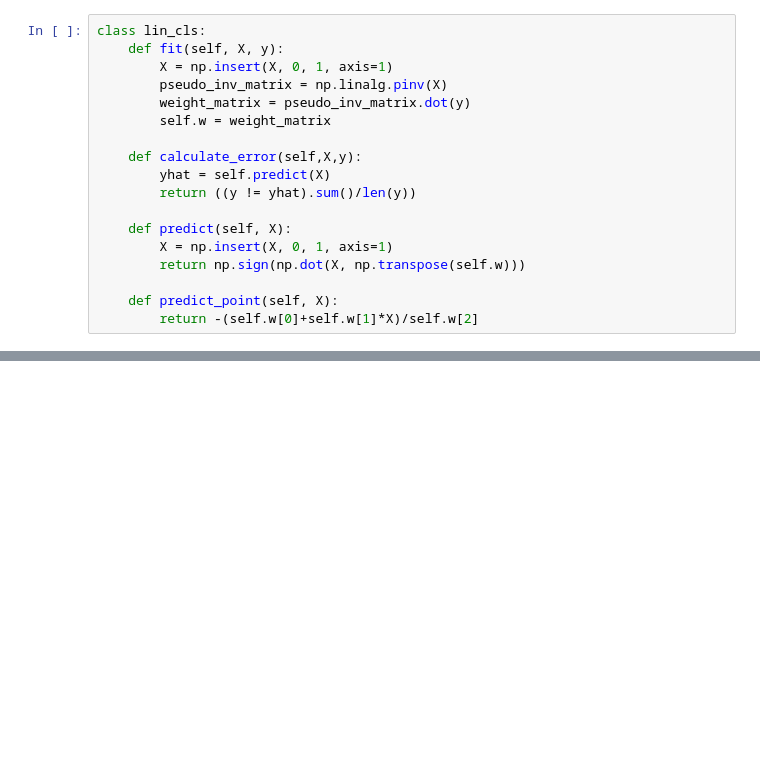
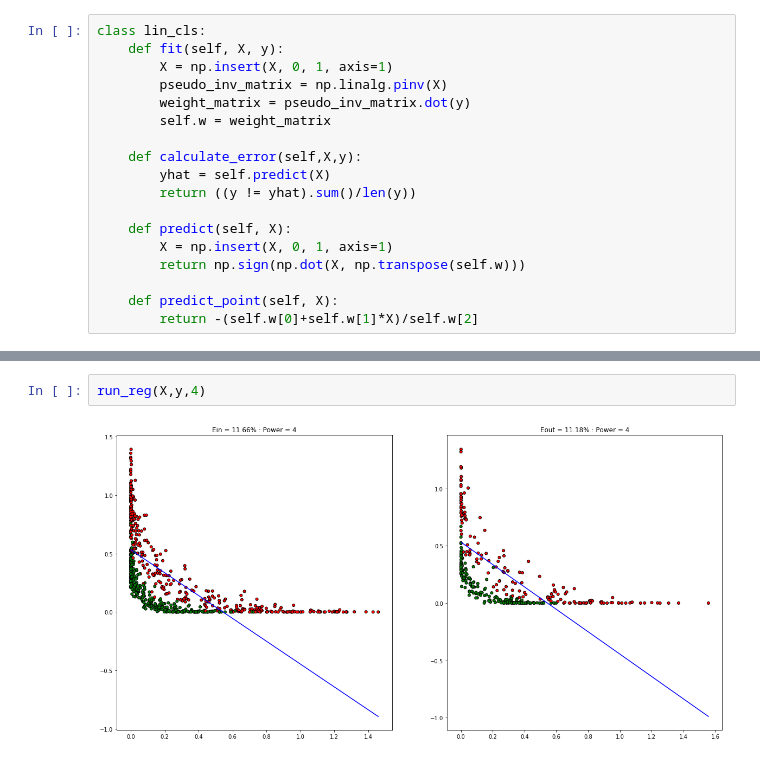
Before and after one commit to vipulpopat/MSCAI_Sem1_Etivity3, a Jupyter notebook: Etivity3_18200117_LinearClassification.ipynb, the cells around one changed output, grey strips where cells are left out. Drawn from its saved outputs; the diff is of its cells as text; blank space fills up the shorter version.

```diff
--- a/Etivity3_18200117_LinearClassification.ipynb
+++ b/Etivity3_18200117_LinearClassification.ipynb
@@ -86,0 +87,4 @@ run_reg(X,y,3)
+# %%
+run_reg(X,y,4)
+# %% [output]
+[figure, added]
```
Also changed, not shown: parts of 13 cells of this notebook.
